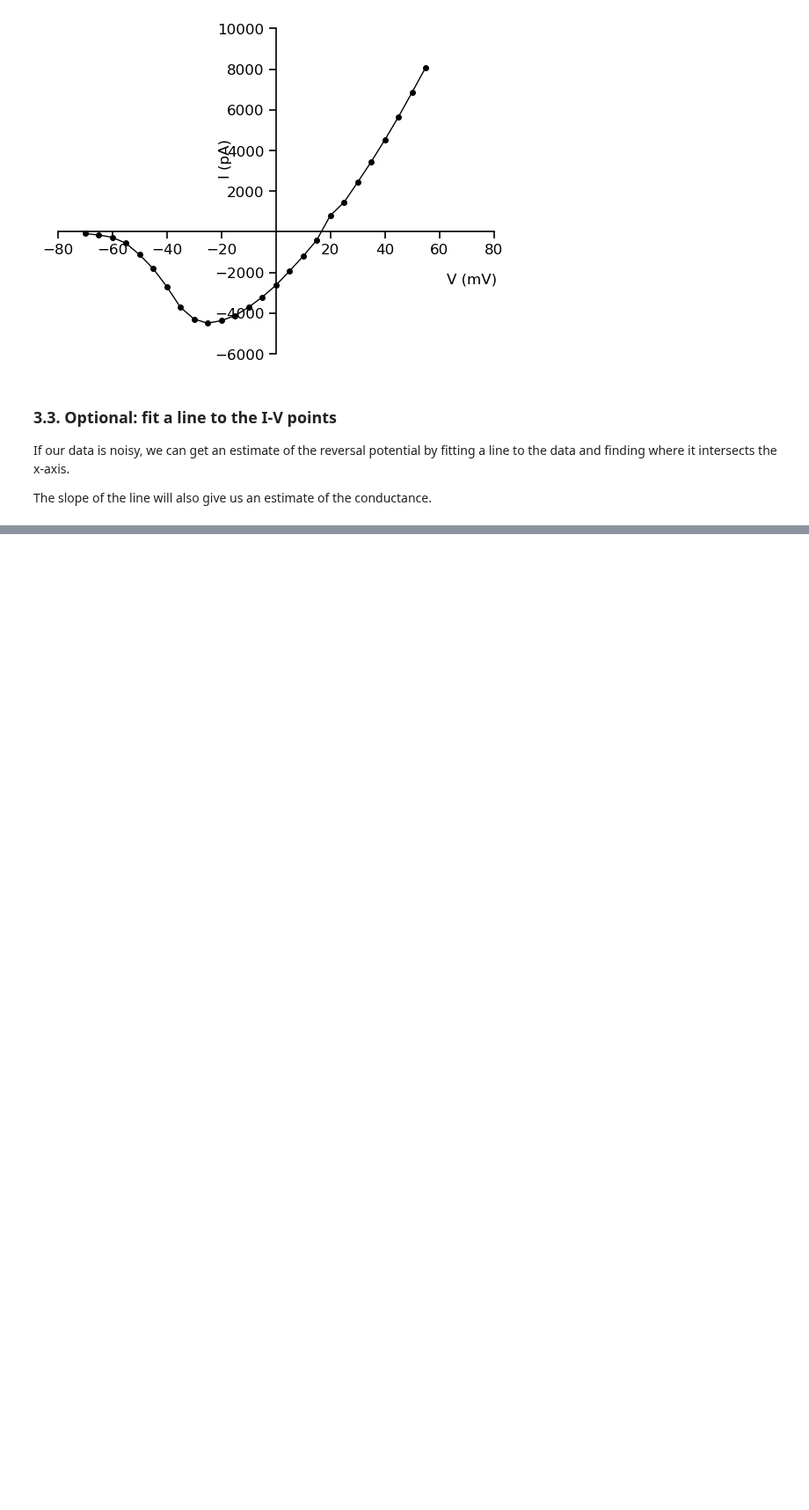
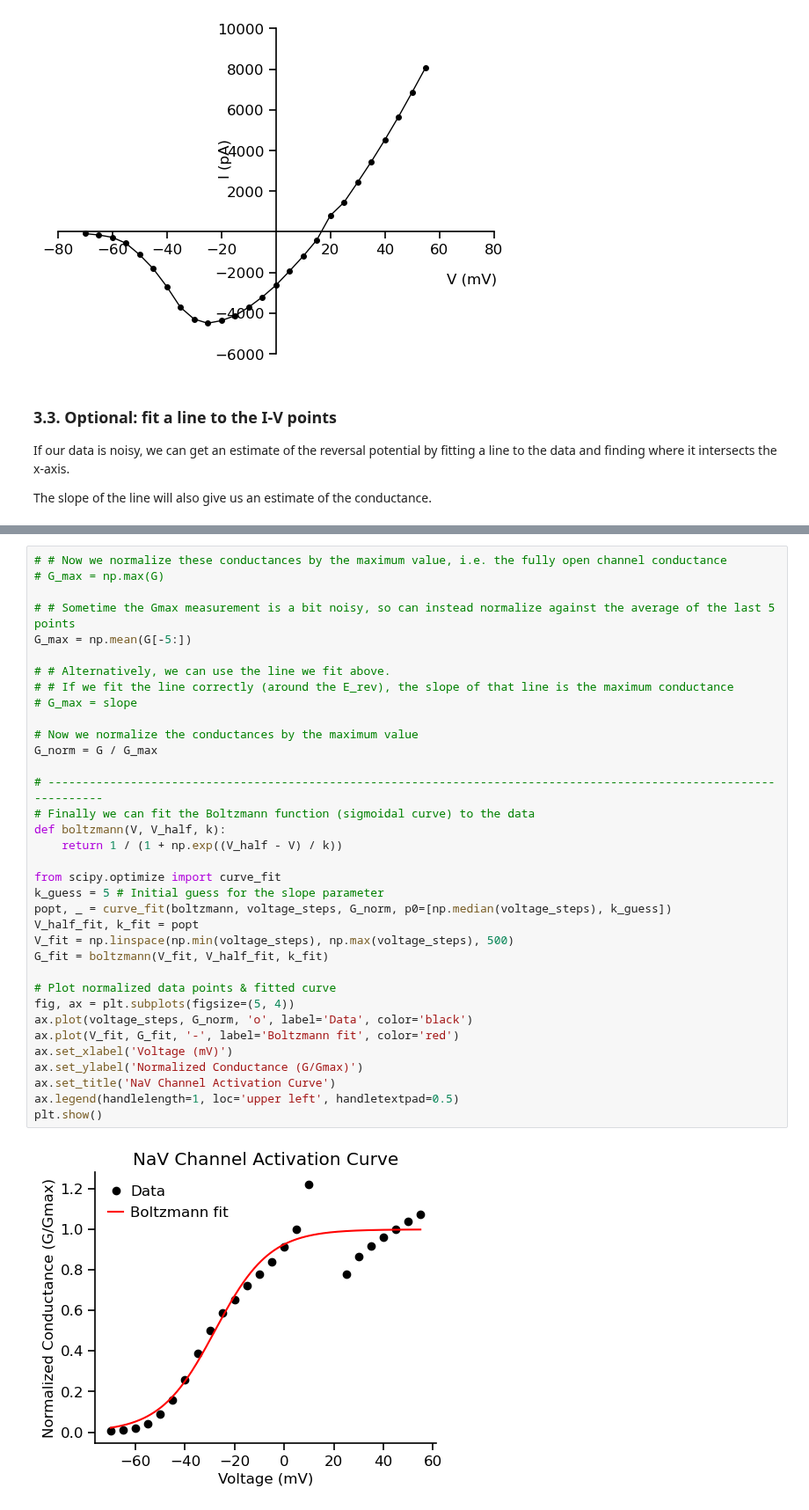
Before and after one commit to argalloni/CSHL_IonChannels2025, a Jupyter notebook: Analysis 1 - Na activation I-V.ipynb, the cells around one changed output, grey strips where cells are left out. Shown at 88% size. Cells and saved outputs as stored; diff of their text form; blank space fills up the shorter version.

```diff
--- a/CSHL 1 - Na IVcurve.ipynb
+++ b/Analysis 1 - Na activation I-V.ipynb
@@ -212,0 +201,37 @@ plt.show()
+# %%
+# # Now we normalize these conductances by the maximum value, i.e. the fully open channel conductance
+# G_max = np.max(G)
+
+# # Sometime the Gmax measurement is a bit noisy, so can instead normalize against the average of the last 5 points
+G_max = np.mean(G[-5:])
+
+# # Alternatively, we can use the line we fit above.
+# # If we fit the line correctly (around the E_rev), the slope of that line is the maximum conductance
+# G_max = slope
+
+# Now we normalize the conductances by the maximum value
+G_norm = G / G_max
+
+# --------------------------------------------------------------------------------------------------------------------
+# Finally we can fit the Boltzmann function (sigmoidal curve) to the data
+def boltzmann(V, V_half, k):
+    return 1 / (1 + np.exp((V_half - V) / k))
+
+from scipy.optimize import curve_fit
+k_guess = 5 # Initial guess for the slope parameter
+popt, _ = curve_fit(boltzmann, voltage_steps, G_norm, p0=[np.median(voltage_steps), k_guess])
+V_half_fit, k_fit = popt
+V_fit = np.linspace(np.min(voltage_steps), np.max(voltage_steps), 500)
+G_fit = boltzmann(V_fit, V_half_fit, k_fit)
+
+# Plot normalized data points & fitted curve
+fig, ax = plt.subplots(figsize=(5, 4))
+ax.plot(voltage_steps, G_norm, 'o', label='Data', color='black')
+ax.plot(V_fit, G_fit, '-', label='Boltzmann fit', color='red')
+ax.set_xlabel('Voltage (mV)')
+ax.set_ylabel('Normalized Conductance (G/Gmax)')
+ax.set_title('NaV Channel Activation Curve')
+ax.legend(handlelength=1, loc='upper left', handletextpad=0.5)
+plt.show()
+# %% [output]
+[figure, added]
```
Also changed, not shown: parts of 5 cells of this notebook, 6 other files.
